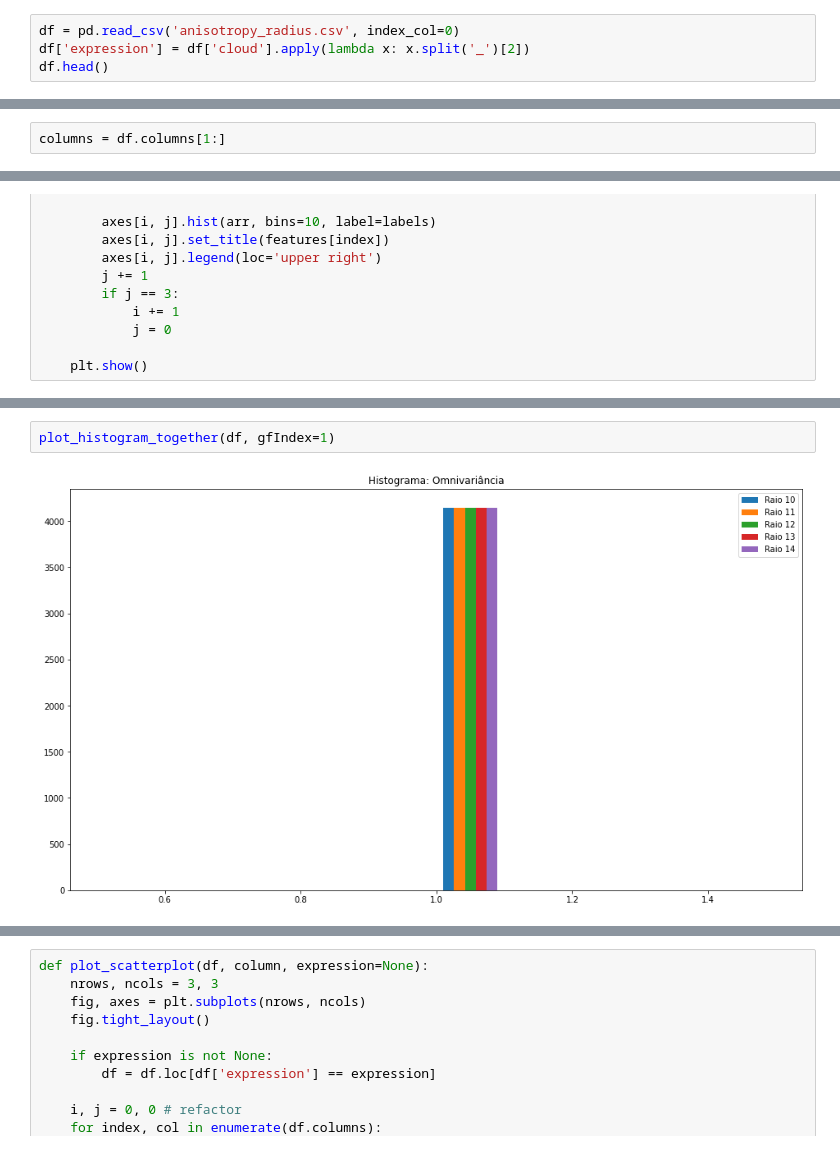
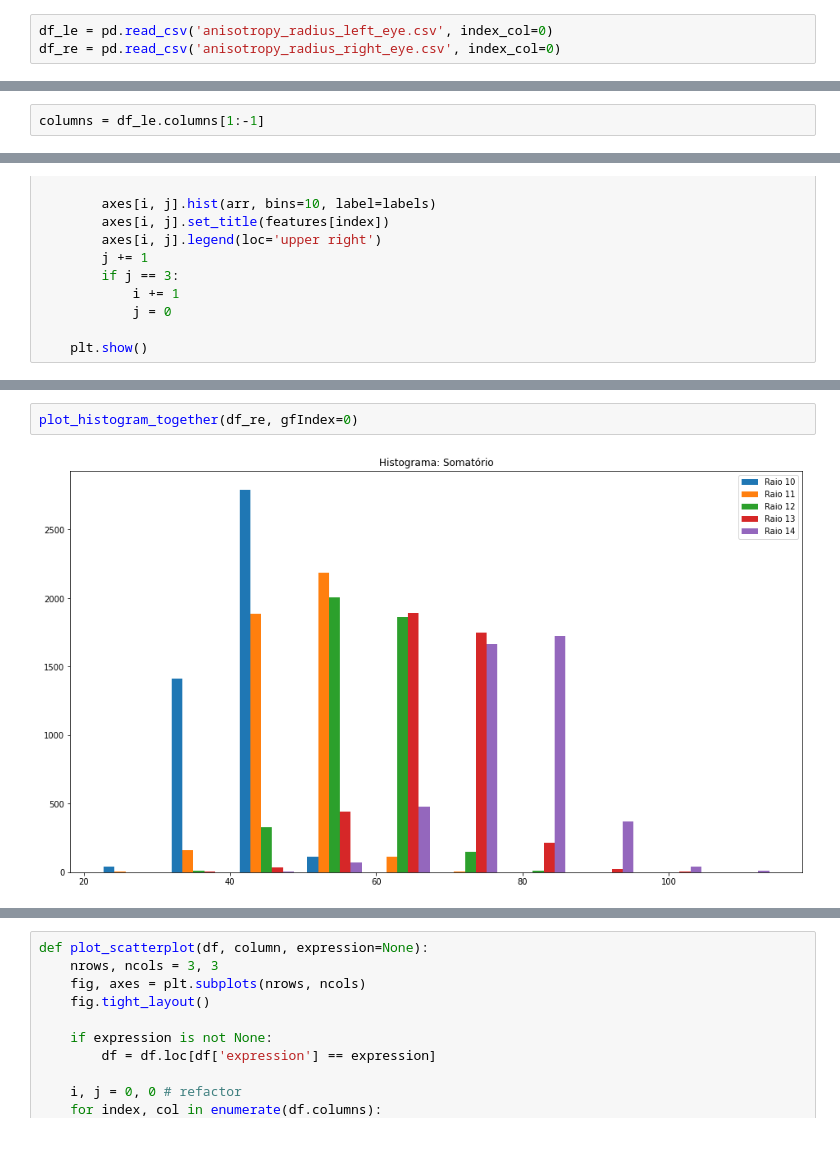
Before and after one commit to thalissonfelipe/landmarks, a Jupyter notebook: Análise das Features da Matriz de Covarariância (Raio).ipynb, the cells around one changed output, grey strips where cells are left out. Drawn from its saved outputs; the diff is of its cells as text.

```diff
--- a/Análise das Features da Matriz de Covarariância (Raio).ipynb
+++ b/Análise das Features da Matriz de Covarariância (Raio).ipynb
@@ -6,6 +6,5 @@ import matplotlib.pyplot as plt
 
 plt.rcParams['figure.figsize'] = (16, 9)
 # %%
-df = pd.read_csv('anisotropy_radius.csv', index_col=0)
-df['expression'] = df['cloud'].apply(lambda x: x.split('_')[2])
-df.head()
+df_le = pd.read_csv('anisotropy_radius_left_eye.csv', index_col=0)
+df_re = pd.read_csv('anisotropy_radius_right_eye.csv', index_col=0)
@@ -34,7 +55,7 @@ features = [
     'Variação de superfície', 'Esfericidade', 'Verticalidade'
 ]
 # %%
-columns = df.columns[1:]
+columns = df_le.columns[1:-1]
 # %%
 def plot_histograms(df, radius=10, expression=None):
     nrows, ncols = 3, 3
@@ -151,8 +162,8 @@ plot_histogram_together(df, gfIndex=0)
 # %% [output]
 [figure]
 # %%
-plot_histogram_together(df, gfIndex=1)
+plot_histogram_together(df_re, gfIndex=0)
 # %% [output]
-[figure, old version]
+[figure, new version]
 # %%
 # helper datasets
```
Also changed, not shown: parts of 14 cells of this notebook, 3 other files.
